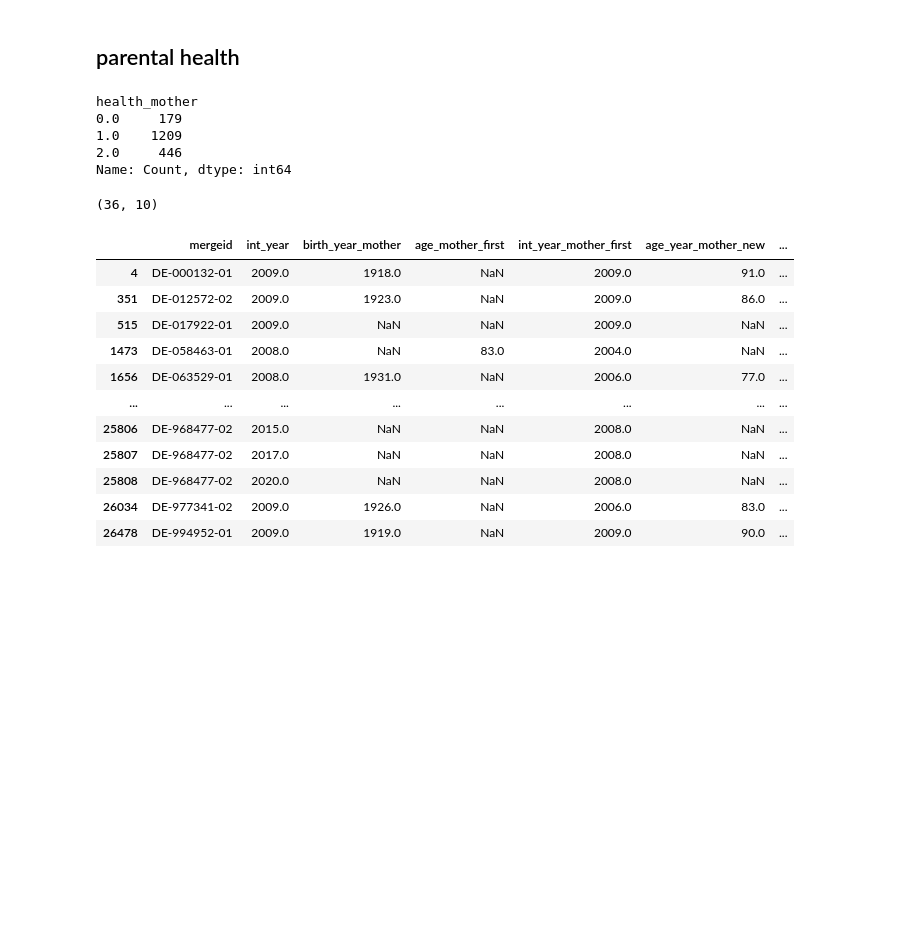
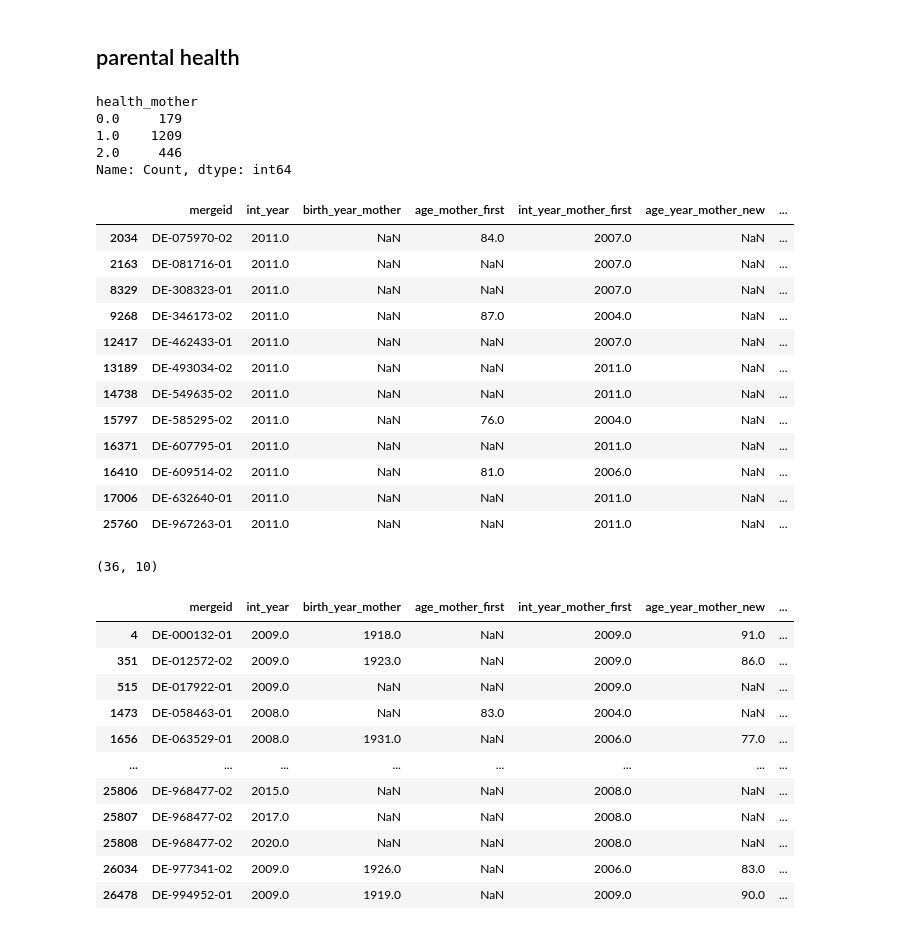
Before and after one commit to segsell/elder_care, a Jupyter notebook: src/elder_care/sandbox/estimation_data_new.ipynb, the cells around one changed output. Cells and saved outputs as stored; diff of their text form; code cells hidden in the pictures; blank space fills up the shorter version.

```diff
--- a/src/elder_care/sandbox/estimation_data_new.ipynb
+++ b/src/elder_care/sandbox/estimation_data_new.ipynb
@@ -2885,6 +2885,40 @@ health_mother
 1.0    1209
 2.0     446
 Name: Count, dtype: int64
+# %%
+dat.loc[(dat["mother_alive"].isna())
+    & (dat["health_mother"].notna()),
+    [
+        "mergeid",
+        "int_year",
+        "birth_year_mother",
+        "age_mother_first",
+        "int_year_mother_first",
+        "age_year_mother_new",
+        "age_mother_death",
+        "age_mother_new_2",
+        # "age_mother"
+        "year_mother_death",
+        # "mother_alive",
+        "death_transition",
+        # "care_in_year",
+        # "dn027_1",
+    ],
+]
+# %% [output]
+|  | mergeid | int_year | birth_year_mother | age_mother_first | int_year_mother_first | age_year_mother_new | ... |
+| 2034 | DE-075970-02 | 2011.0 | NaN | 84.0 | 2007.0 | NaN | ... |
+| 2163 | DE-081716-01 | 2011.0 | NaN | NaN | 2007.0 | NaN | ... |
+| 8329 | DE-308323-01 | 2011.0 | NaN | NaN | 2007.0 | NaN | ... |
+| 9268 | DE-346173-02 | 2011.0 | NaN | 87.0 | 2004.0 | NaN | ... |
+| 12417 | DE-462433-01 | 2011.0 | NaN | NaN | 2007.0 | NaN | ... |
+| 13189 | DE-493034-02 | 2011.0 | NaN | NaN | 2011.0 | NaN | ... |
+| 14738 | DE-549635-02 | 2011.0 | NaN | NaN | 2011.0 | NaN | ... |
+| 15797 | DE-585295-02 | 2011.0 | NaN | 76.0 | 2004.0 | NaN | ... |
+| 16371 | DE-607795-01 | 2011.0 | NaN | NaN | 2011.0 | NaN | ... |
+| 16410 | DE-609514-02 | 2011.0 | NaN | 81.0 | 2006.0 | NaN | ... |
+| 17006 | DE-632640-01 | 2011.0 | NaN | NaN | 2011.0 | NaN | ... |
+| 25760 | DE-967263-01 | 2011.0 | NaN | NaN | 2011.0 | NaN | ... |
 # %%
 dat.loc[
     (dat["mother_alive"] == 1)
```
Also changed, not shown: parts of 6 cells of this notebook, 1 other file.
